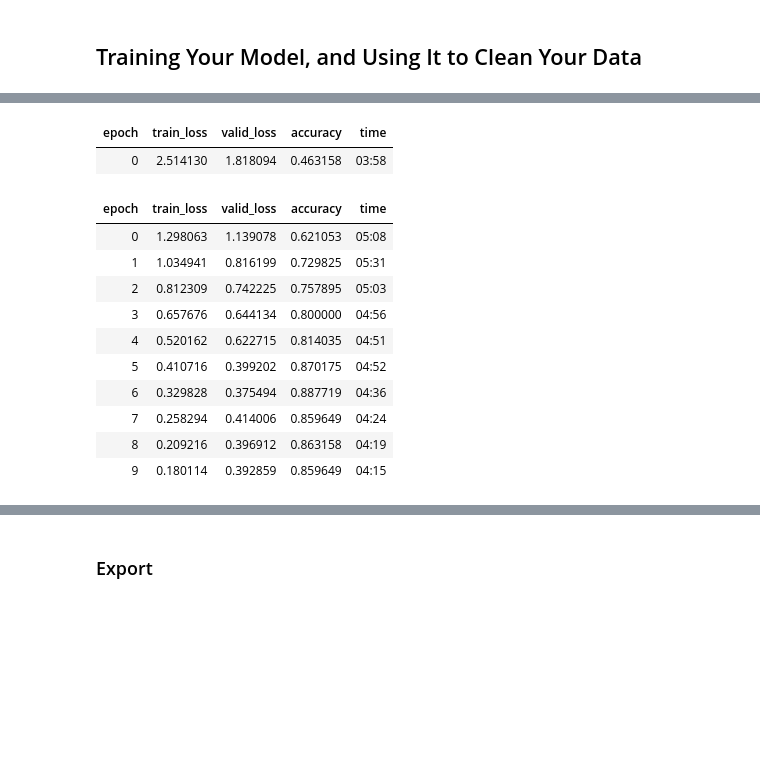
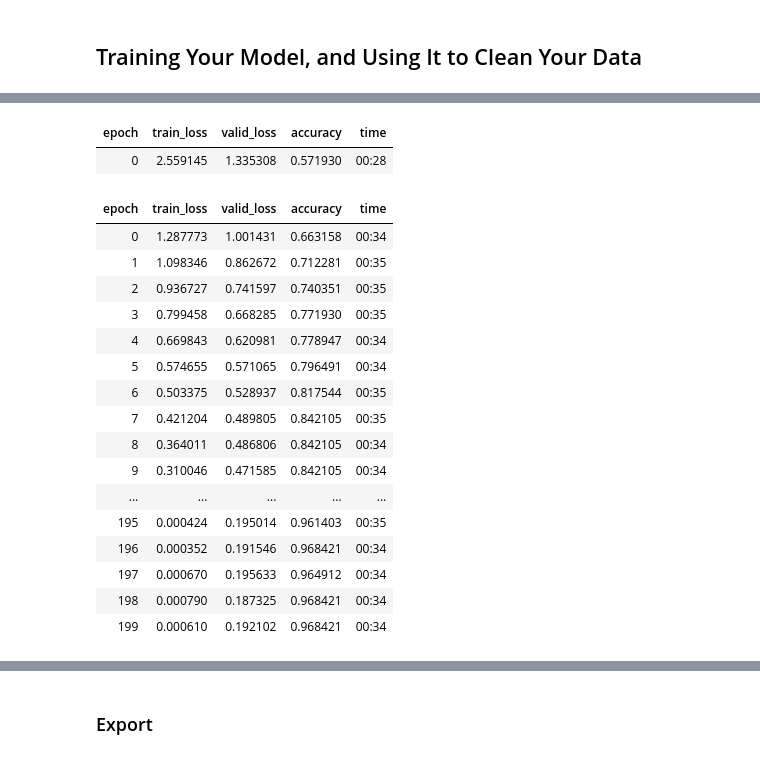
Before and after one commit to kulich-ua/car-classifier, a Jupyter notebook: Train.ipynb, the cells around one changed output, grey strips where cells are left out. Drawn from its saved outputs; the diff is of its cells as text; code cells hidden in the pictures; blank space fills up the shorter version.

```diff
--- a/Train.ipynb
+++ b/Train.ipynb
@@ -26,4 +26,5 @@ dls.train.show_batch(max_n=4, nrows=1, unique=True)
 # %%
-learn = cnn_learner(dls, models.resnet50, metrics=accuracy)
-learn.fine_tune(10) # should be 100 for best accuracy
+learn = vision_learner(dls, models.resnet50, metrics=accuracy)
+epochs = 200
+learn.fine_tune(epochs) # should be 100 for best accuracy
 # %% [output]
@@ -30,13 +32,19 @@ learn.fine_tune(10) # should be 100 for best accuracy
 | epoch | train_loss | valid_loss | accuracy | time |
-| 0 | 2.514130 | 1.818094 | 0.463158 | 03:58 |
+| 0 | 2.559145 | 1.335308 | 0.571930 | 00:28 |
 | epoch | train_loss | valid_loss | accuracy | time |
-| 0 | 1.298063 | 1.139078 | 0.621053 | 05:08 |
-| 1 | 1.034941 | 0.816199 | 0.729825 | 05:31 |
-| 2 | 0.812309 | 0.742225 | 0.757895 | 05:03 |
-| 3 | 0.657676 | 0.644134 | 0.800000 | 04:56 |
-| 4 | 0.520162 | 0.622715 | 0.814035 | 04:51 |
-| 5 | 0.410716 | 0.399202 | 0.870175 | 04:52 |
-| 6 | 0.329828 | 0.375494 | 0.887719 | 04:36 |
-| 7 | 0.258294 | 0.414006 | 0.859649 | 04:24 |
-| 8 | 0.209216 | 0.396912 | 0.863158 | 04:19 |
-| 9 | 0.180114 | 0.392859 | 0.859649 | 04:15 |
+| 0 | 1.287773 | 1.001431 | 0.663158 | 00:34 |
+| 1 | 1.098346 | 0.862672 | 0.712281 | 00:35 |
+| 2 | 0.936727 | 0.741597 | 0.740351 | 00:35 |
+| 3 | 0.799458 | 0.668285 | 0.771930 | 00:35 |
+| 4 | 0.669843 | 0.620981 | 0.778947 | 00:34 |
+| 5 | 0.574655 | 0.571065 | 0.796491 | 00:34 |
+| 6 | 0.503375 | 0.528937 | 0.817544 | 00:35 |
+| 7 | 0.421204 | 0.489805 | 0.842105 | 00:35 |
+| 8 | 0.364011 | 0.486806 | 0.842105 | 00:34 |
+| 9 | 0.310046 | 0.471585 | 0.842105 | 00:34 |
+| ... | ... | ... | ... | ... |
+| 195 | 0.000424 | 0.195014 | 0.961403 | 00:35 |
+| 196 | 0.000352 | 0.191546 | 0.968421 | 00:34 |
+| 197 | 0.000670 | 0.195633 | 0.964912 | 00:34 |
+| 198 | 0.000790 | 0.187325 | 0.968421 | 00:34 |
+| 199 | 0.000610 | 0.192102 | 0.968421 | 00:34 |
```
Also changed, not shown: parts of 14 cells of this notebook.
